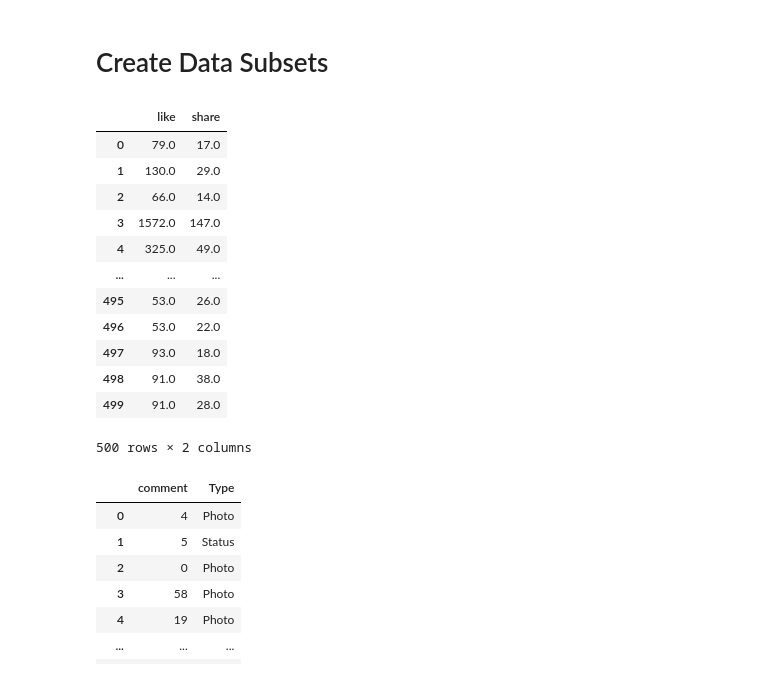
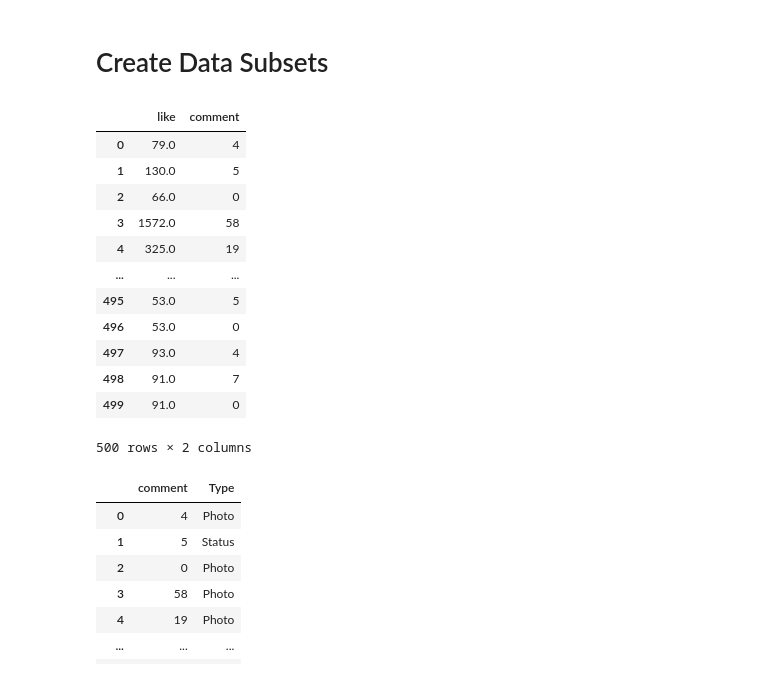
Before and after one commit to s24k-sudo/dsbda, a Jupyter notebook: chit 2/Group_B_1_Facebook.ipynb, the cells around one changed output. Cells and saved outputs as stored; diff of their text form; code cells hidden in the pictures.

```diff
--- a/chit 2/Group_B_1_Facebook.ipynb
+++ b/chit 2/Group_B_1_Facebook.ipynb
@@ -81,21 +34,21 @@ df.describe()
 # Create Data Subsets
 # %%
 # First subset: Like and Share
-df_subset_1 = df[['like','share']]
+df_subset_1 = df[['like','comment']]
 df_subset_1
 # %% [output]
-|  | like | share |
-| 0 | 79.0 | 17.0 |
-| 1 | 130.0 | 29.0 |
-| 2 | 66.0 | 14.0 |
-| 3 | 1572.0 | 147.0 |
-| 4 | 325.0 | 49.0 |
+|  | like | comment |
+| 0 | 79.0 | 4 |
+| 1 | 130.0 | 5 |
+| 2 | 66.0 | 0 |
+| 3 | 1572.0 | 58 |
+| 4 | 325.0 | 19 |
 | ... | ... | ... |
-| 495 | 53.0 | 26.0 |
-| 496 | 53.0 | 22.0 |
-| 497 | 93.0 | 18.0 |
-| 498 | 91.0 | 38.0 |
-| 499 | 91.0 | 28.0 |
+| 495 | 53.0 | 5 |
+| 496 | 53.0 | 0 |
+| 497 | 93.0 | 4 |
+| 498 | 91.0 | 7 |
+| 499 | 91.0 | 0 |
 500 rows × 2 columns
 # %%
 # second subset: Comment and Type
```
Also changed, not shown: parts of 4 cells of this notebook, 3 other files.
